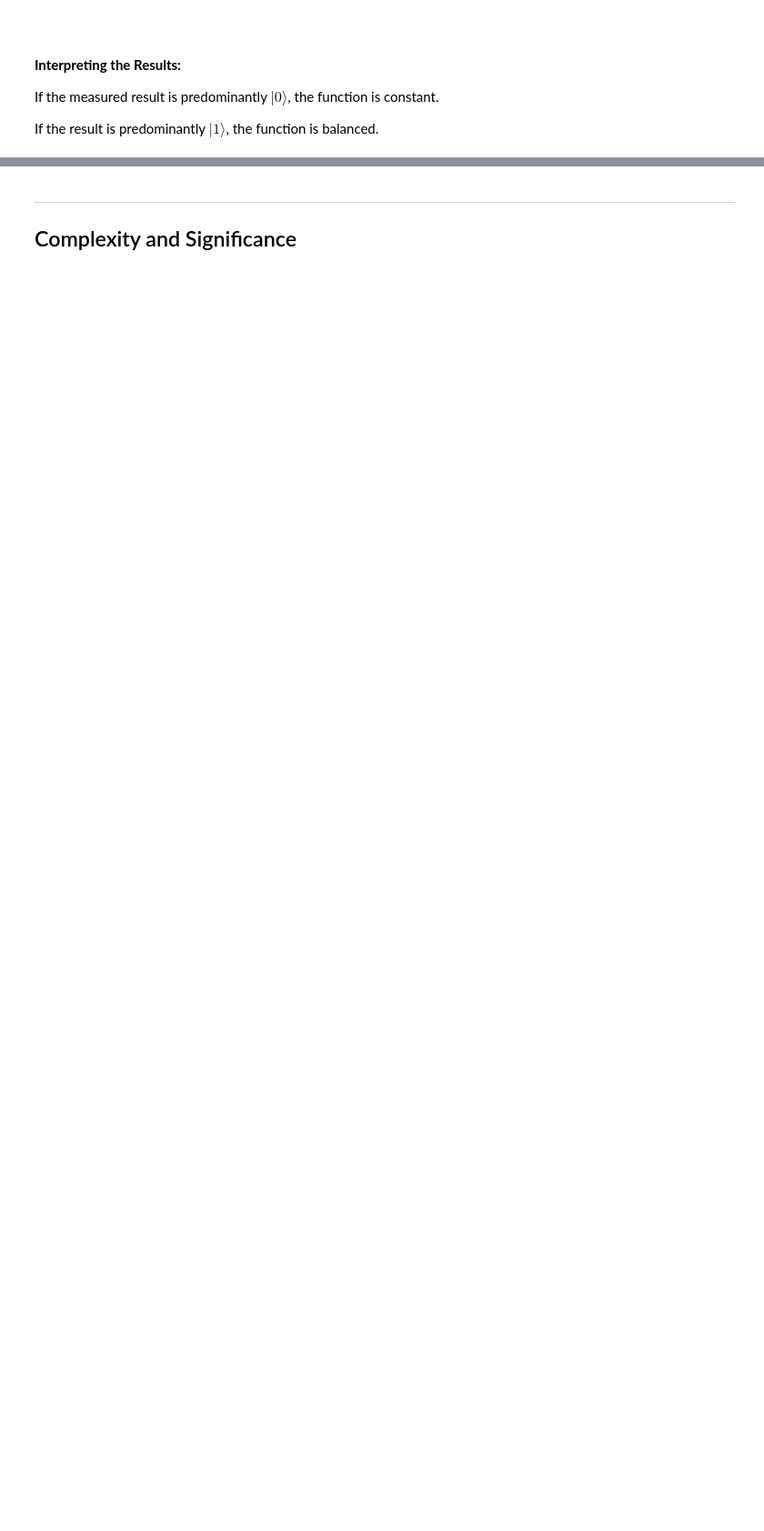
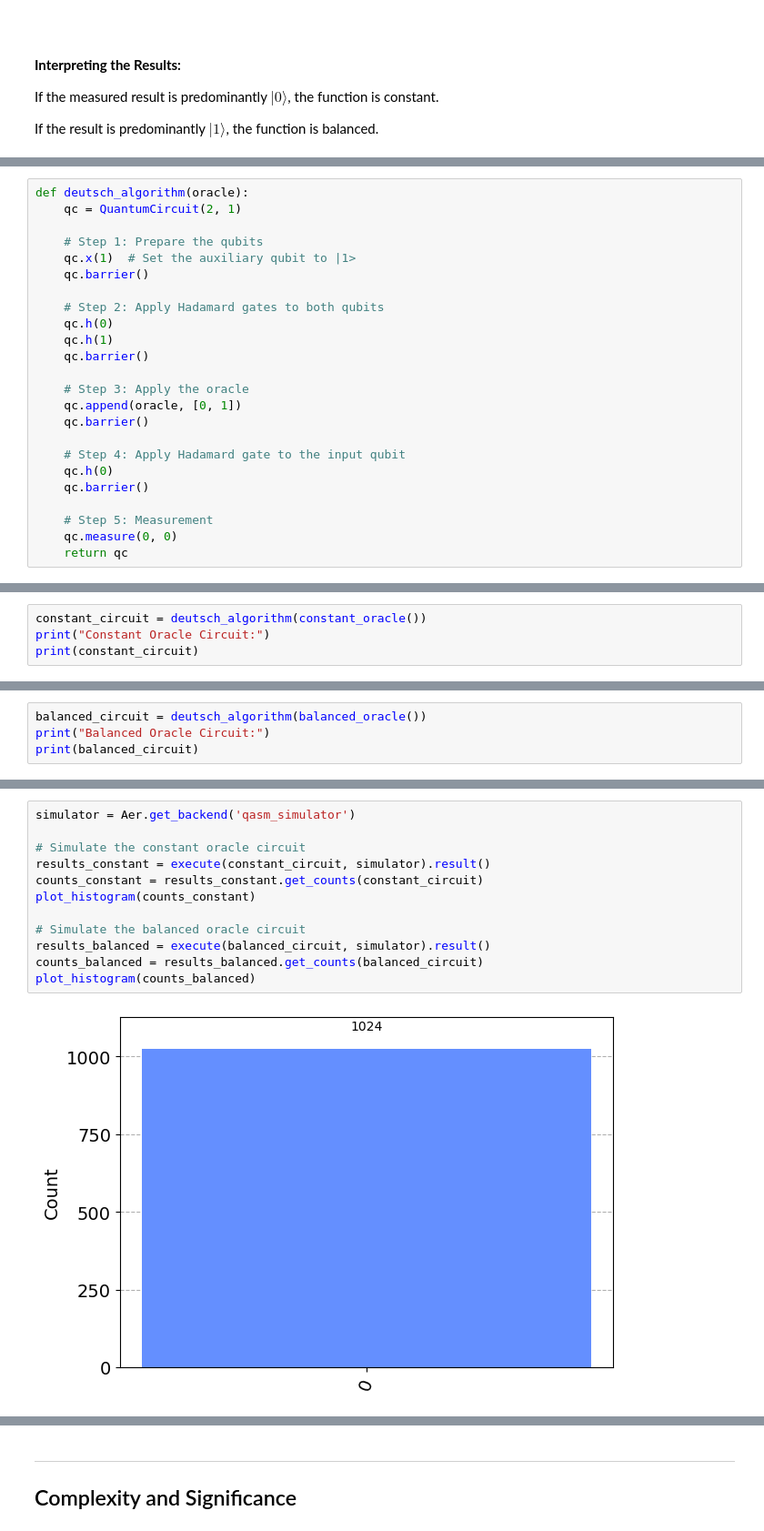
Before and after one commit to DaraLenaghan-1/Emerging_Tech, a Jupyter notebook: project.ipynb, the cells around one changed output, grey strips where cells are left out. Shown at 91% size. Cells and saved outputs as stored; diff of their text form; blank space fills up the shorter version.

```diff
--- a/project.ipynb
+++ b/project.ipynb
@@ -269,0 +394,24 @@ If the result is predominantly $|1\rangle$, the function is balanced.
+# %%
+def deutsch_algorithm(oracle):
+    qc = QuantumCircuit(2, 1)
+
+    # Step 1: Prepare the qubits
+    qc.x(1)  # Set the auxiliary qubit to |1>
+    qc.barrier()
+
+    # Step 2: Apply Hadamard gates to both qubits
+    qc.h(0)
+    qc.h(1)
+    qc.barrier()
+
+    # Step 3: Apply the oracle
+    qc.append(oracle, [0, 1])
+    qc.barrier()
+
+    # Step 4: Apply Hadamard gate to the input qubit
+    qc.h(0)
+    qc.barrier()
+
+    # Step 5: Measurement
+    qc.measure(0, 0)
+    return qc
@@ -269,0 +425,4 @@ If the result is predominantly $|1\rangle$, the function is balanced.
+# %%
+constant_circuit = deutsch_algorithm(constant_oracle())
+print("Constant Oracle Circuit:")
+print(constant_circuit)
@@ -269,0 +440,4 @@ If the result is predominantly $|1\rangle$, the function is balanced.
+# %%
+balanced_circuit = deutsch_algorithm(balanced_oracle())
+print("Balanced Oracle Circuit:")
+print(balanced_circuit)
@@ -269,0 +455,14 @@ If the result is predominantly $|1\rangle$, the function is balanced.
+# %%
+simulator = Aer.get_backend('qasm_simulator')
+
+# Simulate the constant oracle circuit
+results_constant = execute(constant_circuit, simulator).result()
+counts_constant = results_constant.get_counts(constant_circuit)
+plot_histogram(counts_constant)
+
+# Simulate the balanced oracle circuit
+results_balanced = execute(balanced_circuit, simulator).result()
+counts_balanced = results_balanced.get_counts(balanced_circuit)
+plot_histogram(counts_balanced)
+# %% [output]
+[figure, added]
```
Also changed, not shown: parts of 45 cells of this notebook.
